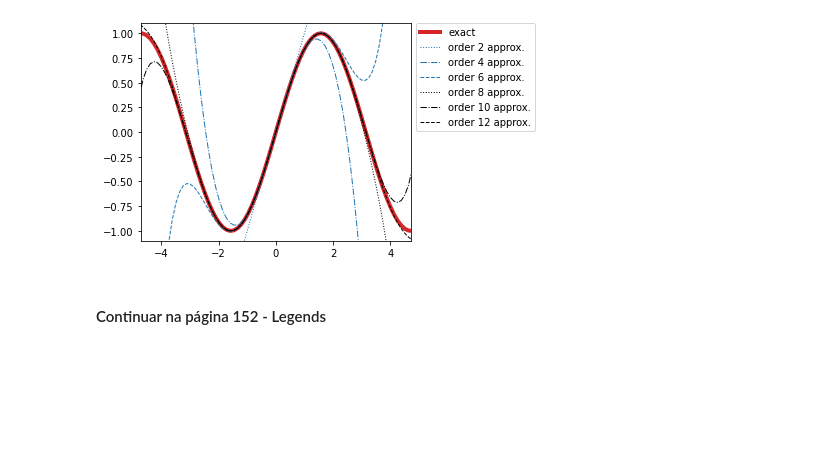
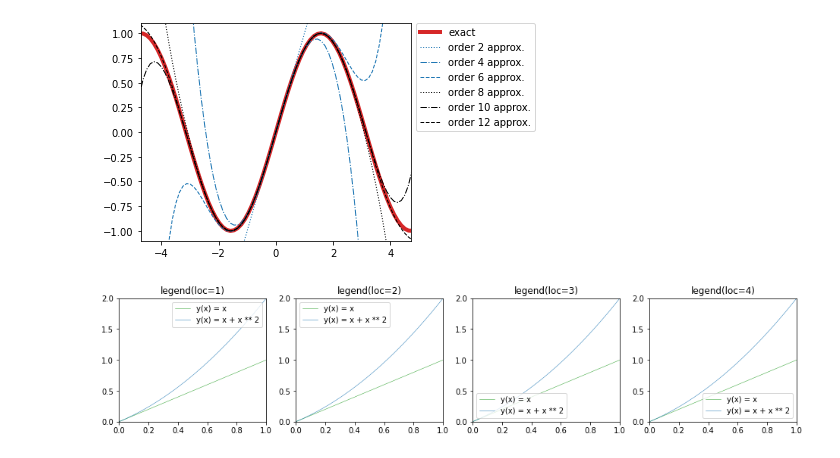
Before and after one commit to astropingo/Numerical-Python-Book, a Jupyter notebook: Chapter 04 - Plotting and Visualization.ipynb, the cells around one changed output. Saved outputs shown, nothing was run; the diff lists cells and outputs as text; code cells hidden in the pictures; blank space fills up the shorter version.

```diff
--- a/Chapter 04 - Plotting and Visualization.ipynb
+++ b/Chapter 04 - Plotting and Visualization.ipynb
@@ -132,5 +132,21 @@ ax.legend(bbox_to_anchor=(1.02, 1), loc=2, borderaxespad=0.0)
 fig.subplots_adjust(right=.75)
 # %% [output]
 [figure]
-# %% [markdown]
-#### Continuar na página 152 - Legends
+# %%
+x = np.linspace(0, 1, 100)
+y1 = x
+y2 = x + x ** 2
+# %%
+fig, axes = plt.subplots(1, 4, figsize=(16, 3))
+locations = [1, 2, 3, 4]
+
+for idx, ax in enumerate(fig.axes):
+    ax.plot(x, y1, color="tab:green", lw=0.5, label="y(x) = x")
+    ax.plot(x, y2, color="tab:blue", lw=0.5, label="y(x) = x + x ** 2")
+    ax.set_title(f"legend(loc={locations[idx]})")
+    ax.legend(loc=locations[idx])
+    ax.set_xlim(0, 1)
+    ax.set_ylim(0, 2)
+    ax.set_yticks(np.arange(0, 2.5, 0.5))
+# %% [output]
+[figure, added]
```
Also changed, not shown: parts of 2 cells of this notebook.
